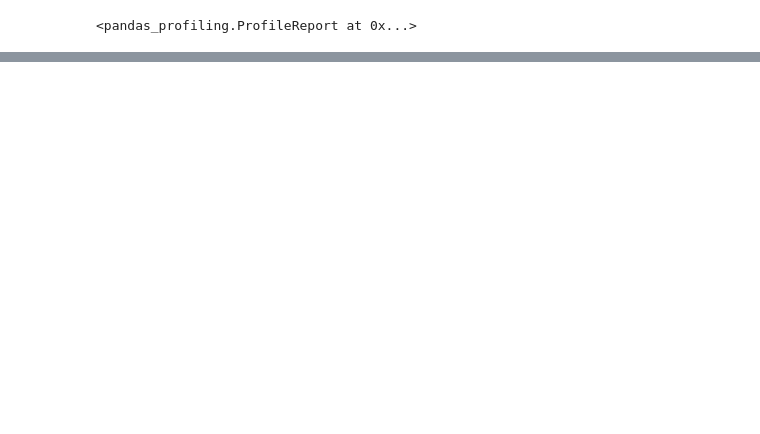
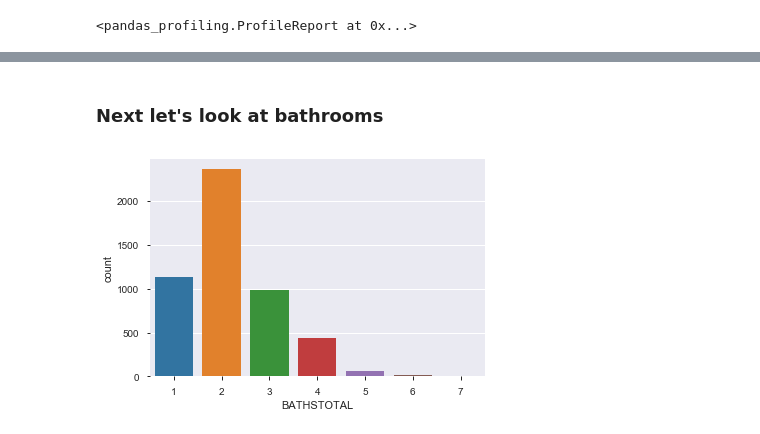
Before and after one commit to SocialDataSci/feature_engineering, a Jupyter notebook: feature_engineering.ipynb, the cells around one changed output, grey strips where cells are left out. Cells and saved outputs as stored; diff of their text form; code cells hidden in the pictures; blank space fills up the shorter version.

```diff
--- a/feature_engineering.ipynb
+++ b/feature_engineering.ipynb
@@ -62,0 +92,6 @@ To be able to plot the data. (If a transformation is needed to be able to plot t
+# %% [markdown]
+### Next let's look at bathrooms
+# %%
+ax = sns.countplot(x="BATHSTOTAL", data=df)
+# %% [output]
+[figure, added]
```
Also changed, not shown: parts of 54 cells of this notebook, 1 other file.
